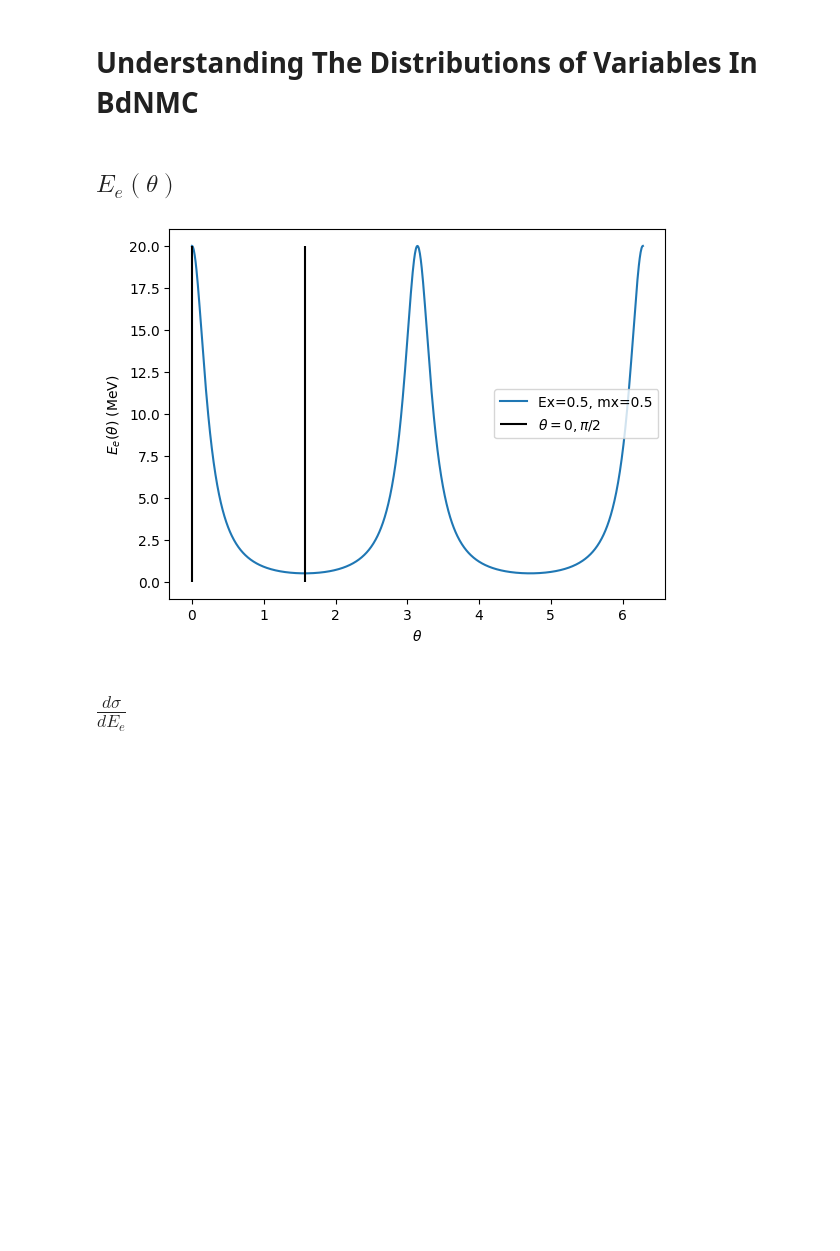
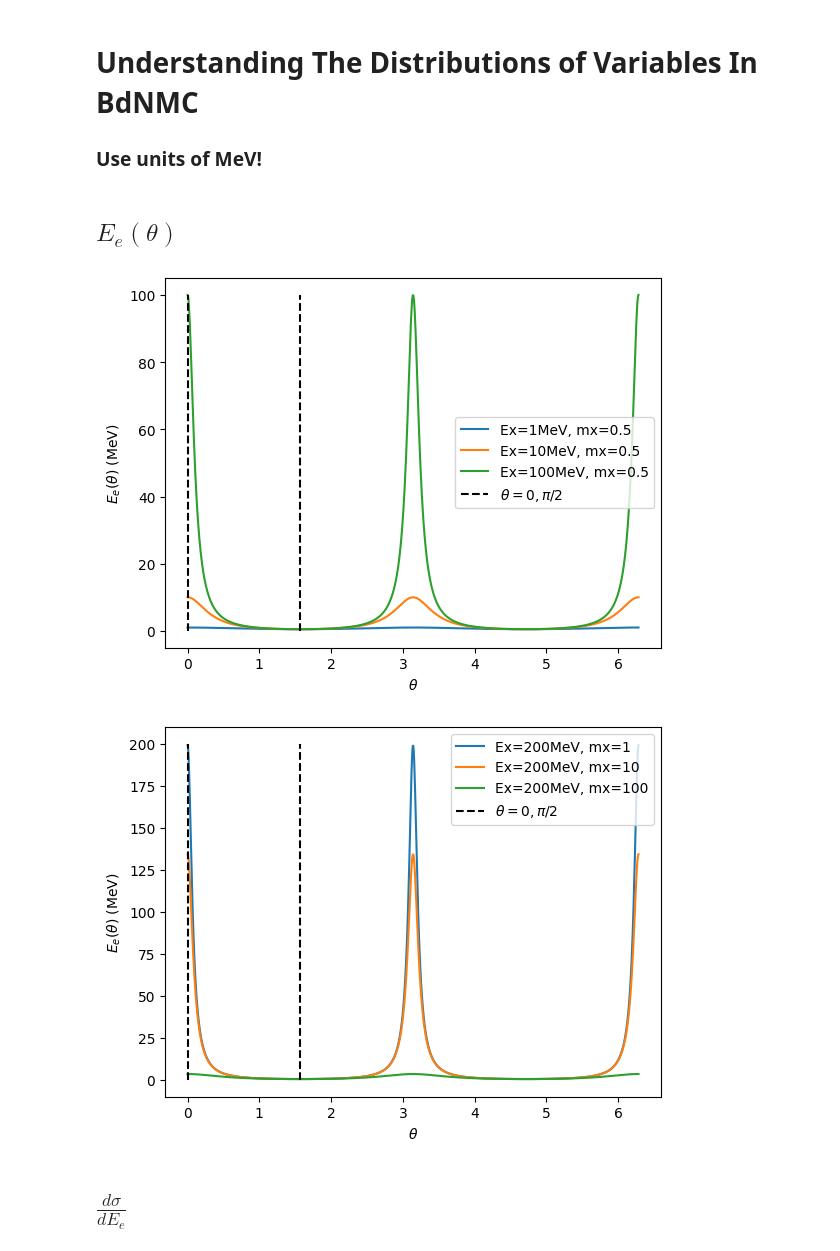
Before and after one commit to amh-137/DarkElectronScatter, a Jupyter notebook: notebooks/BdNMC_distributions.ipynb, the cells around one changed output. Saved outputs shown, nothing was run; the diff lists cells and outputs as text; code cells hidden in the pictures; blank space fills up the shorter version.

```diff
--- a/notebooks/BdNMC_distributions.ipynb
+++ b/notebooks/BdNMC_distributions.ipynb
@@ -1,5 +1,7 @@
 # %% [markdown]
 # Understanding The Distributions of Variables In BdNMC
+
+### Use units of MeV!
 # %%
 import numpy as np
 import matplotlib.pyplot as plt
@@ -16,14 +17,27 @@ def Ee_theta(theta, Ex, mx):
 # %%
 fig = plt.figure()
 ax = fig.add_subplot(111)
 theta = np.linspace(0, 2*np.pi, 1000)
-ax.plot(theta, Ee_theta(theta, 20, 0.5), label='Ex=0.5, mx=0.5')
-ax.vlines([0.0, np.pi/2.0], 0, 20, colors="k", label=r'$\theta=0, \pi/2$')
+ax.plot(theta, Ee_theta(theta, 1, 0.5), label='Ex=1MeV, mx=0.5')
+ax.plot(theta, Ee_theta(theta, 10, 0.5), label='Ex=10MeV, mx=0.5')
+ax.plot(theta, Ee_theta(theta, 100, 0.5), label='Ex=100MeV, mx=0.5')
+ax.vlines([0.0, np.pi/2.0], 0, 100, colors="k", label=r'$\theta=0, \pi/2$', linestyles='dashed')
 ax.set(xlabel=r'$\theta$', ylabel=r'$E_e(\theta)$ (MeV)')
 ax.legend()
 plt.show()
+
+fig2 = plt.figure()
+ax2 = fig2.add_subplot(111)
+ax2.plot(theta, Ee_theta(theta, 200, 1), label='Ex=200MeV, mx=1')
+ax2.plot(theta, Ee_theta(theta, 200, 10), label='Ex=200MeV, mx=10')
+ax2.plot(theta, Ee_theta(theta, 200, 100), label='Ex=200MeV, mx=100')
+ax2.vlines([0.0, np.pi/2.0], 0, 200, colors="k", label=r'$\theta=0, \pi/2$', linestyles='dashed')
+ax2.set(xlabel=r'$\theta$', ylabel=r'$E_e(\theta)$ (MeV)')
+ax2.legend()
+plt.show()
 # %% [output]
-[figure, old version]
+[figure, new version]
+[figure, added]
 # %% [markdown]
 ## $\frac{d\sigma}{dE_e}$
 # %%
```
Also changed, not shown: parts of 7 cells of this notebook.
